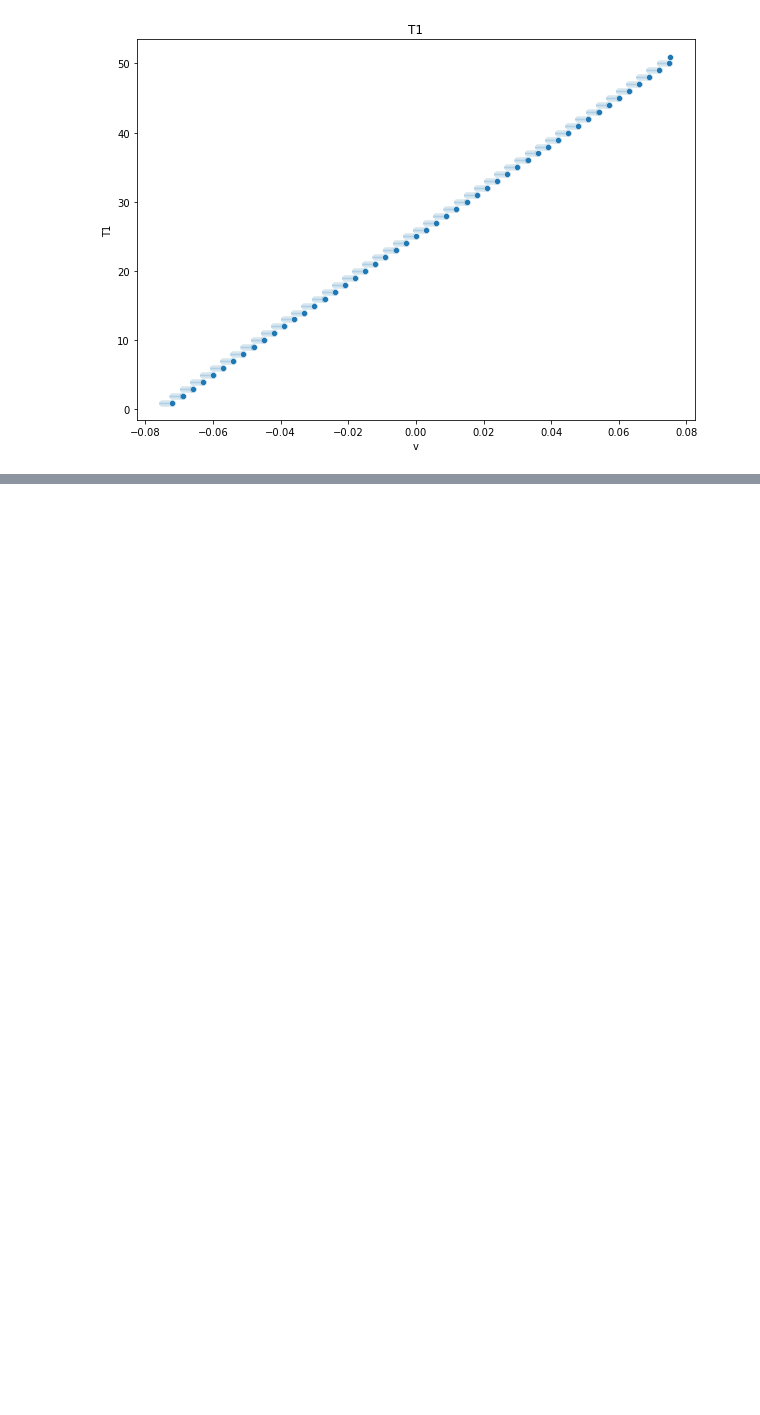
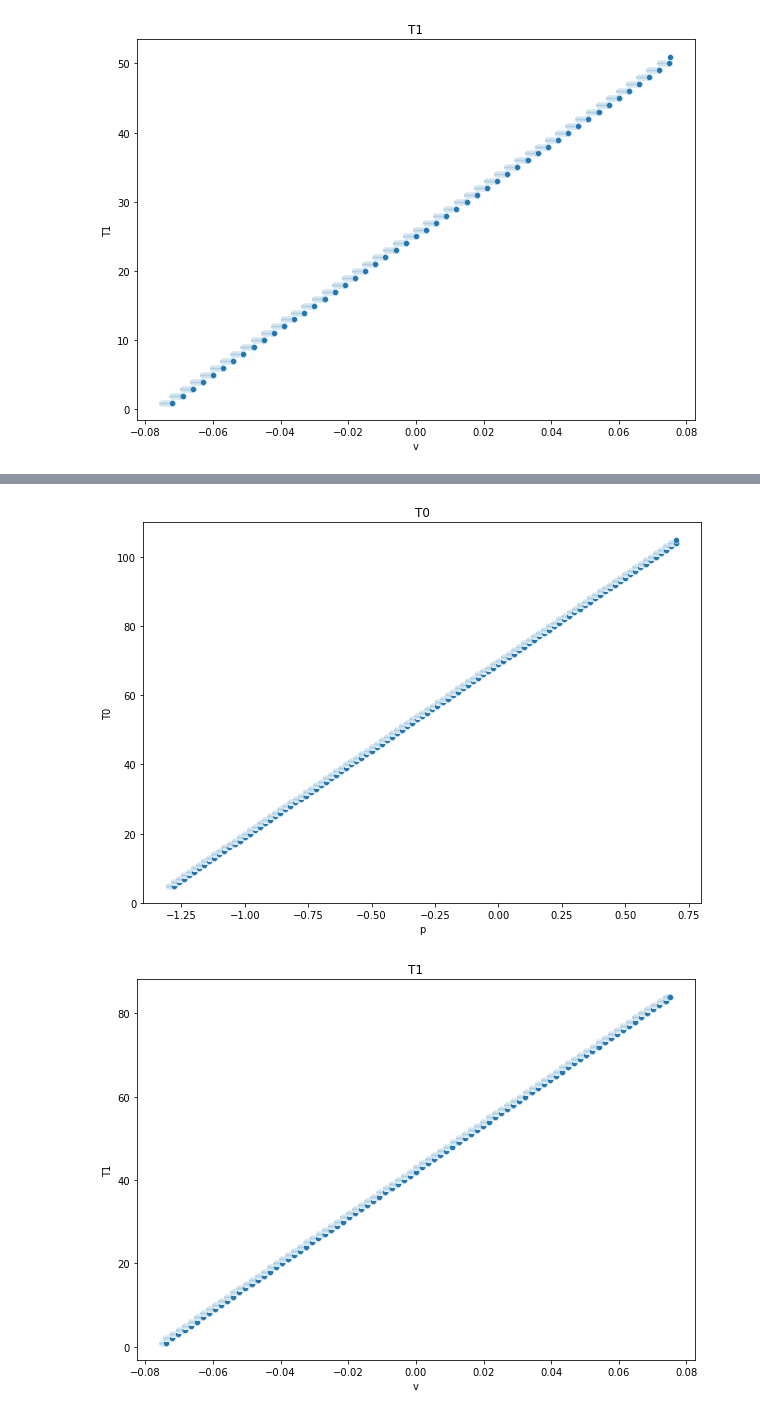
Before and after one commit to alamhanz/qlearn-journey, a Jupyter notebook: notebooks/gym-mountcar-v0/state_collections.ipynb, the cells around one changed output, grey strips where cells are left out. Drawn from its saved outputs; the diff is of its cells as text; code cells hidden in the pictures; blank space fills up the shorter version.

```diff
--- a/notebooks/gym-mountcar-v0/state_collections.ipynb
+++ b/notebooks/gym-mountcar-v0/state_collections.ipynb
@@ -65,0 +108,4 @@ for x in range(2):
+# %%
+Observation = [110, 90]
+np_array_win_size = np.array([0.02, 0.0018])
+addition = np.array([70,43])
@@ -65,0 +117,5 @@ for x in range(2):
+# %%
+space_v0 = ((state_space/np_array_win_size) + addition).astype(np.int64)
+df_state_space_t = pd.DataFrame(space_v0, columns = ['T0','T1'])
+df_compare = pd.concat([df_state_space,df_state_space_t], axis = 1)
+df_compare
@@ -65,0 +136,10 @@ for x in range(2):
+# %%
+vv = ['p','v']
+# %%
+for x in range(2):
+    plt.figure(figsize = (10,7))
+    plt.title('T'+str(x))
+    sns.scatterplot(data = df_compare, x = vv[x], y = ('T'+str(x)))
+# %% [output]
+[figure, added]
+[figure, added]
```
Also changed, not shown: parts of 9 cells of this notebook, 38 other files.
